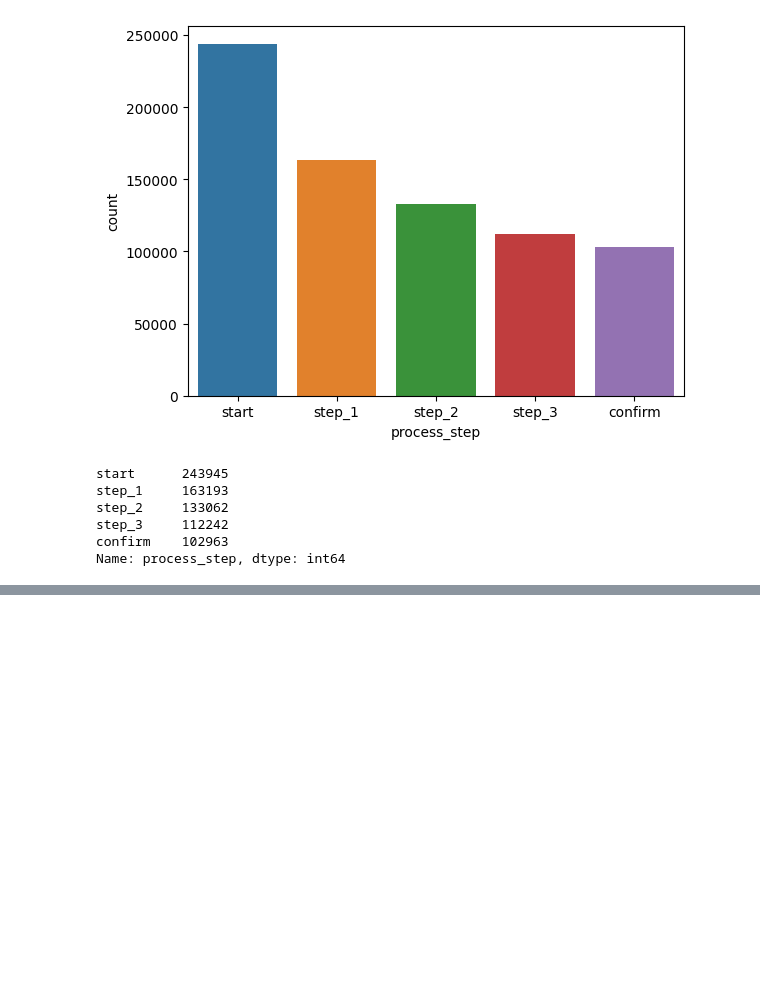
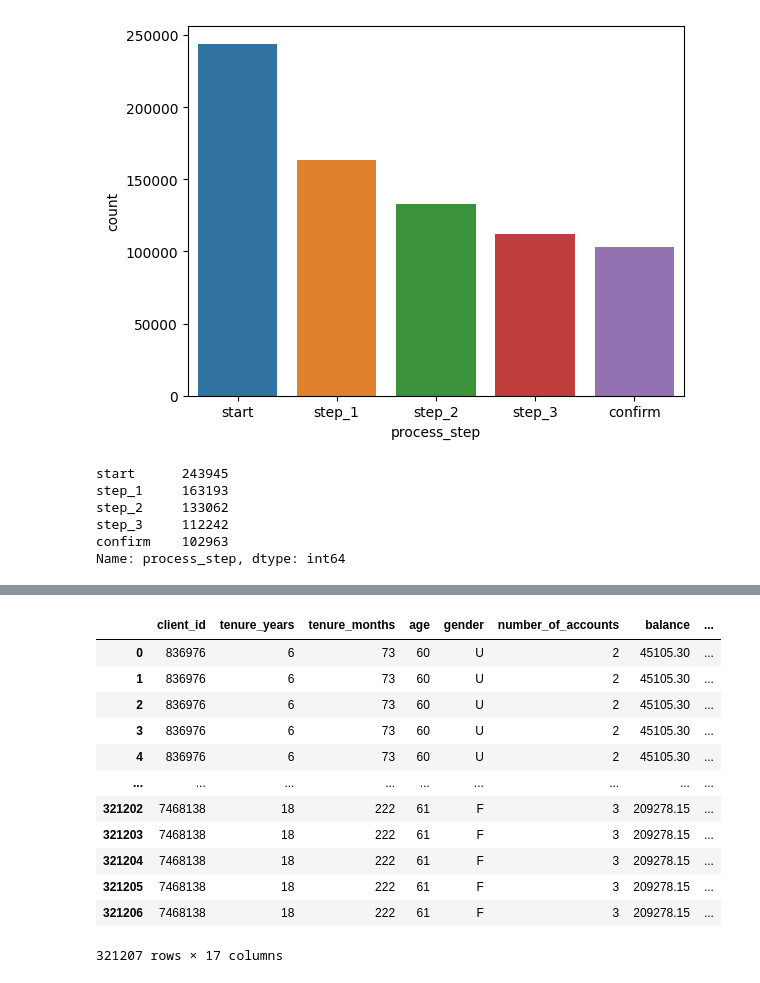
Before and after one commit to vijayendra-k/AB-Testing, a Jupyter notebook: AB-Testing.ipynb, the cells around one changed output, grey strips where cells are left out. Cells and saved outputs as stored; diff of their text form; code cells hidden in the pictures; blank space fills up the shorter version.

Commit message:
combined both datasets on client_id

```diff
--- a/AB-Testing.ipynb
+++ b/AB-Testing.ipynb
@@ -625,0 +626,18 @@ plt.show()
+# %%
+dfclean=pd.merge(combdf,df,on='client_id')
+# %%
+dfclean
+# %% [output]
+|  | client_id | tenure_years | tenure_months | age | gender | number_of_accounts | balance | ... |
+| 0 | 836976 | 6 | 73 | 60 | U | 2 | 45105.30 | ... |
+| 1 | 836976 | 6 | 73 | 60 | U | 2 | 45105.30 | ... |
+| 2 | 836976 | 6 | 73 | 60 | U | 2 | 45105.30 | ... |
+| 3 | 836976 | 6 | 73 | 60 | U | 2 | 45105.30 | ... |
+| 4 | 836976 | 6 | 73 | 60 | U | 2 | 45105.30 | ... |
+| ... | ... | ... | ... | ... | ... | ... | ... | ... |
+| 321202 | 7468138 | 18 | 222 | 61 | F | 3 | 209278.15 | ... |
+| 321203 | 7468138 | 18 | 222 | 61 | F | 3 | 209278.15 | ... |
+| 321204 | 7468138 | 18 | 222 | 61 | F | 3 | 209278.15 | ... |
+| 321205 | 7468138 | 18 | 222 | 61 | F | 3 | 209278.15 | ... |
+| 321206 | 7468138 | 18 | 222 | 61 | F | 3 | 209278.15 | ... |
+321207 rows × 17 columns
```
Also changed, not shown: parts of 22 cells of this notebook.
